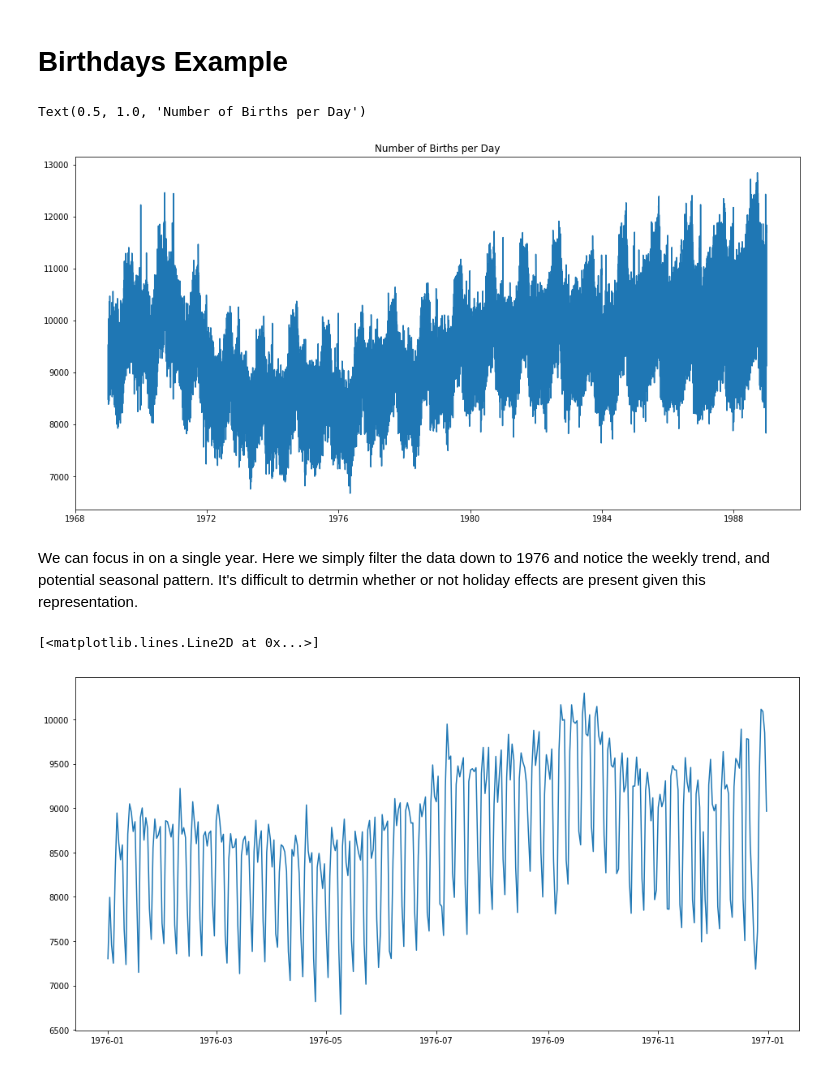
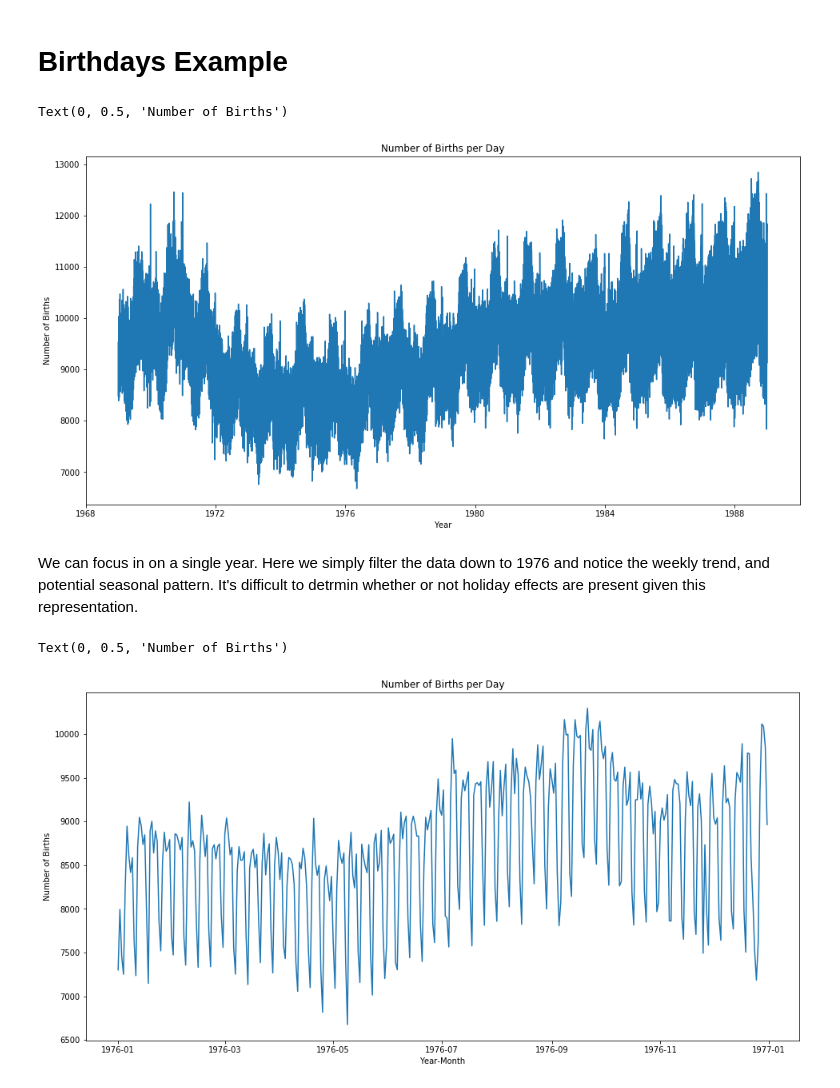
Before and after one commit to blazickjp/Research, a Jupyter notebook: GaussianProcesses.ipynb, the cells around one changed output. Drawn from its saved outputs; the diff is of its cells as text; code cells hidden in the pictures.

Commit message:
Plot titles

```diff
--- a/GaussianProcesses.ipynb
+++ b/GaussianProcesses.ipynb
@@ -82,15 +82,20 @@ birthdays["date"] = pd.to_datetime(birthdays[["year", "month", "day"]])
 plt.figure(figsize=(16,8))
 plt.plot(birthdays.date, birthdays.births)
 plt.title("Number of Births per Day")
+plt.xlabel("Year")
+plt.ylabel("Number of Births")
 # %% [output]
-Text(0.5, 1.0, 'Number of Births per Day')
+Text(0, 0.5, 'Number of Births')
-[figure, old version]
+[figure, new version]
 # %% [markdown]
 We can focus in on a single year. Here we simply filter the data down to 1976 and notice the weekly trend, and potential seasonal pattern. It's difficult to detrmin whether or not holiday effects are present given this representation.
 # %%
 bd_1976 = birthdays.query("year == 1976")
 plt.figure(figsize=(16,8))
 plt.plot(bd_1976.date, bd_1976.births)
+plt.title("Number of Births per Day")
+plt.xlabel("Year-Month")
+plt.ylabel("Number of Births")
 # %% [output]
-[<matplotlib.lines.Line2D at 0x...>]
+Text(0, 0.5, 'Number of Births')
-[figure, old version]
+[figure, new version]
```
Also changed, not shown: parts of 2 cells of this notebook.
